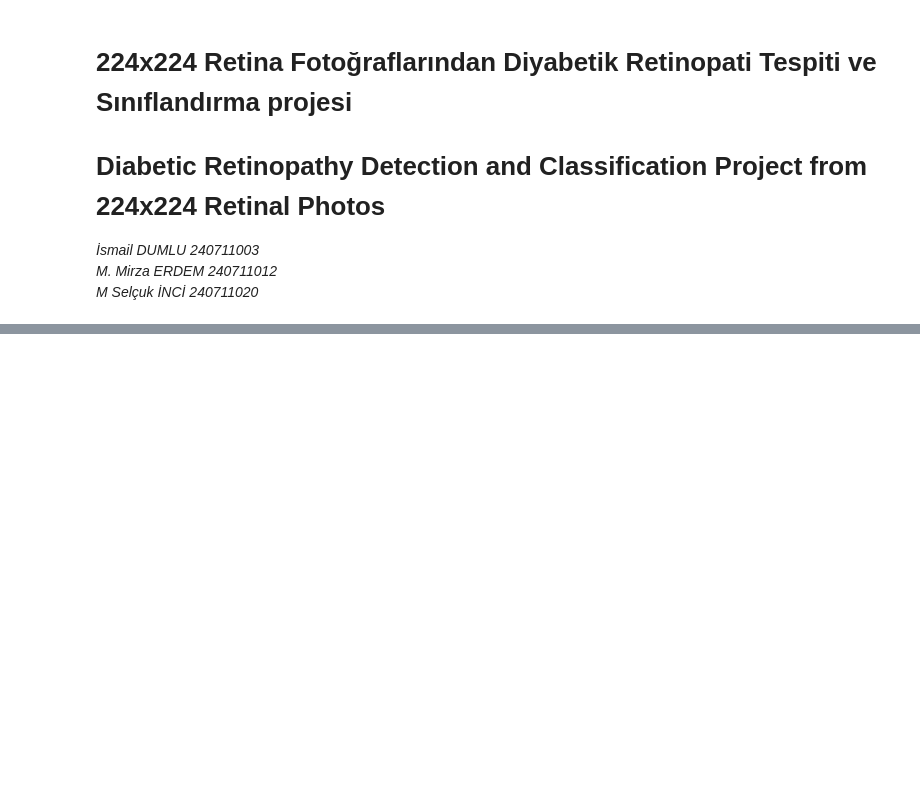
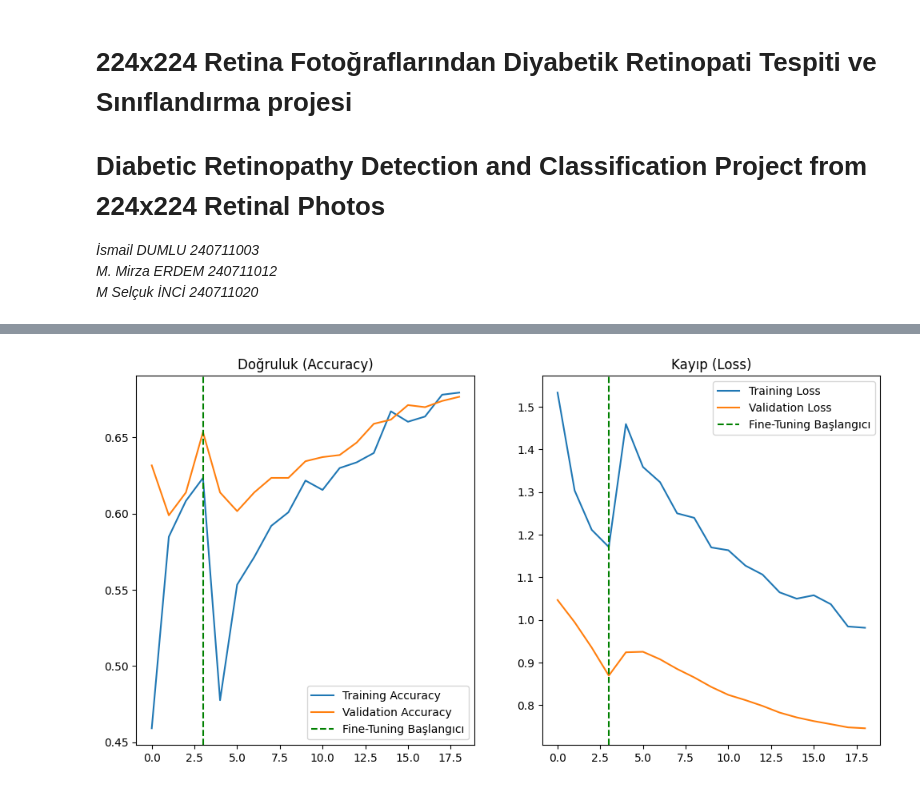
Before and after one commit to SeljukInci/Team2_DiabeticRetinopathy, a Jupyter notebook: Team2_DiabeticRetinopathy.ipynb, the cells around one changed output, grey strips where cells are left out. Drawn from its saved outputs; the diff is of its cells as text; code cells hidden in the pictures; blank space fills up the shorter version.

```diff
--- a/Team2_DiabeticRetinopathy.ipynb
+++ b/Team2_DiabeticRetinopathy.ipynb
@@ -180,16 +234,0 @@ model.summary()
-# %%
-from tensorflow.keras.callbacks import EarlyStopping, ModelCheckpoint, ReduceLROnPlateau
-
-epochs = 10
-
-early_stopping = EarlyStopping(monitor='val_loss', patience=3, restore_best_weights=True)
-model_checkpoint = ModelCheckpoint('diabetic_retinopathy_model.h5', save_best_only=True, monitor='val_loss', mode='min')
-reduce_lr = ReduceLROnPlateau(monitor='val_loss', factor=0.5, patience=2, min_lr=1e-6, verbose=1)
-
-
-history = model.fit(
-    train_generator,
-    epochs=epochs,
-    validation_data=validation_generator,
-    callbacks=[early_stopping, model_checkpoint, reduce_lr]
-)
@@ -197,0 +326,28 @@ Epoch 1/10
+# %%
+# ==========================================
+# 4. ADIM: SONUÇLARI BİRLEŞTİRME VE ÇİZME
+# ==========================================
+# İki aşamanın grafik verilerini birleştiriyoruz ki tek grafikte görelim
+acc = history_warmup.history['accuracy'] + history_finetune.history['accuracy']
+val_acc = history_warmup.history['val_accuracy'] + history_finetune.history['val_accuracy']
+loss = history_warmup.history['loss'] + history_finetune.history['loss']
+val_loss = history_warmup.history['val_loss'] + history_finetune.history['val_loss']
+
+plt.figure(figsize=(12, 6))
+plt.subplot(1, 2, 1)
+plt.plot(acc, label='Training Accuracy')
+plt.plot(val_acc, label='Validation Accuracy')
+# Geçiş noktasını çizgiyle gösterelim
+plt.axvline(x=3, color='g', linestyle='--', label='Fine-Tuning Başlangıcı')
+plt.title('Doğruluk (Accuracy)')
+plt.legend()
+
+plt.subplot(1, 2, 2)
+plt.plot(loss, label='Training Loss')
+plt.plot(val_loss, label='Validation Loss')
+plt.axvline(x=3, color='g', linestyle='--', label='Fine-Tuning Başlangıcı')
+plt.title('Kayıp (Loss)')
+plt.legend()
+plt.show()
+# %% [output]
+[figure, added]
```
Also changed, not shown: parts of 16 cells of this notebook.
